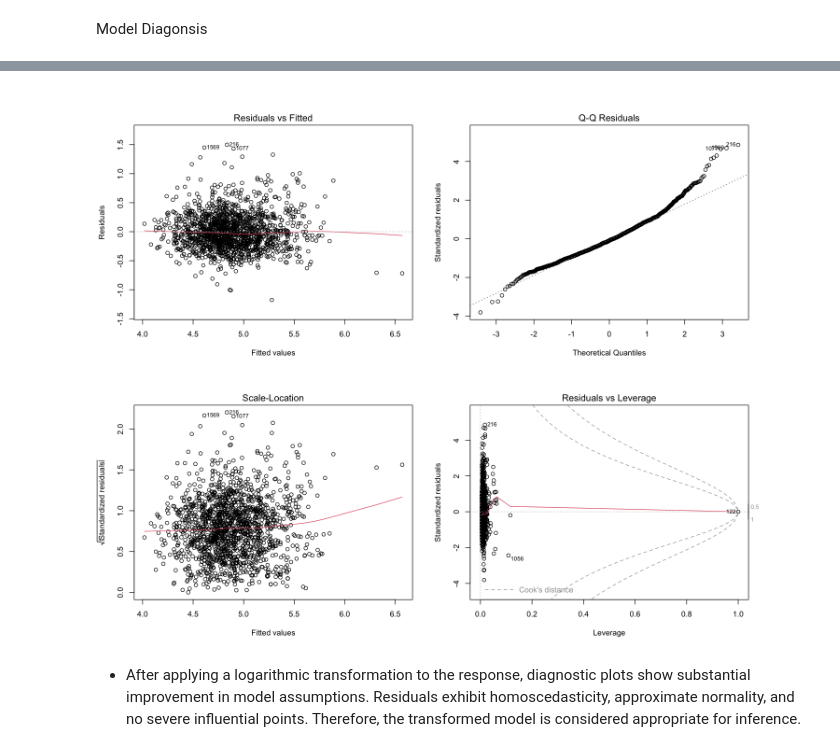
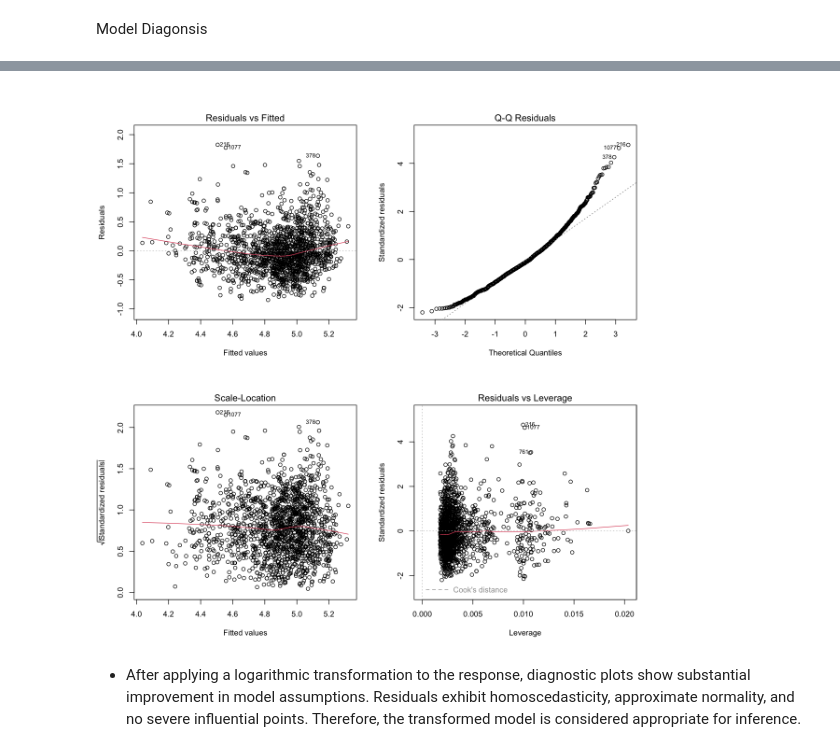
Before and after one commit to XH-DP3/STAT-301-Project-Final-Report---Group-33, a Jupyter notebook: Group 33 Final Report.ipynb, the cells around one changed output, grey strips where cells are left out. Saved outputs shown, nothing was run; the diff lists cells and outputs as text; code cells hidden in the pictures.

```diff
--- a/Group 33 Final Report.ipynb
+++ b/Group 33 Final Report.ipynb
@@ -327,9 +346,9 @@ plot(model_full)
     - To address the above issues, we will apply a logarithmic transformation to the response variable (realSum). Modeling log(realSum) typically stabilizes variance, reduces right-skewness, and mitigates the influence of extreme price values, leading to a model that better satisfies linear regression assumptions.
 # %%
 # Apply log transformation to the response variable to address the above issues
-model_full_log <- lm(log(realSum)~ . - room_shared - room_private - attr_index - attr_index_norm, data = athens_inference)
+model_reduced_1_log <- lm(log(realSum) ~ room_type + host_is_superhost + dist + metro_dist + day_type, data = athens_inference)
 
-# Diagnostic plots for the transformed full model
+# Diagnostic plots for the transformed model
 par(mfrow = c(2, 2))
-plot(model_full_log)
+plot(model_reduced_1_log)
 # %% [output]
@@ -340,4 +358,4 @@ Warning message in sqrt(crit * p * (1 - hh)/hh):
-[figure, old version]
+[figure, new version]
 # %% [markdown]
 - After applying a logarithmic transformation to the response, diagnostic plots show substantial improvement in model assumptions. Residuals exhibit homoscedasticity, approximate normality, and no severe influential points. Therefore, the transformed model is considered appropriate for inference.
 # %% [markdown]
```
Also changed, not shown: parts of 26 cells of this notebook.
